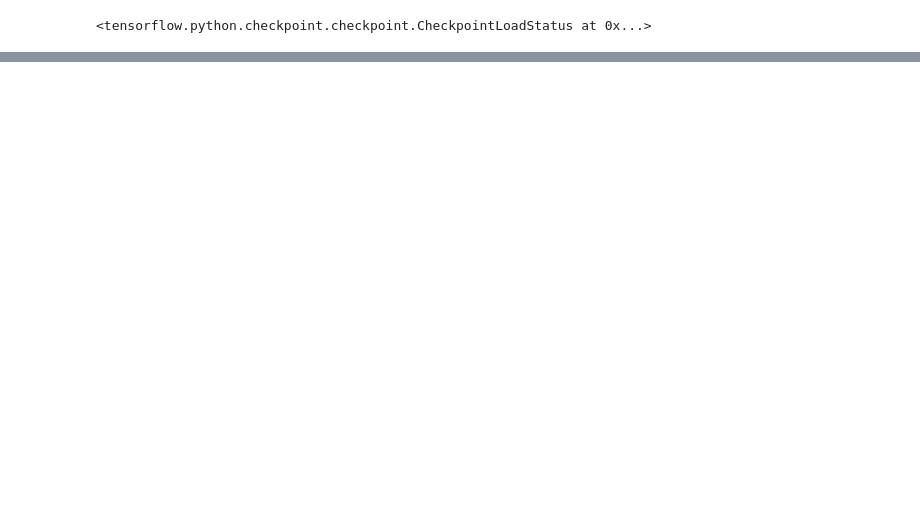
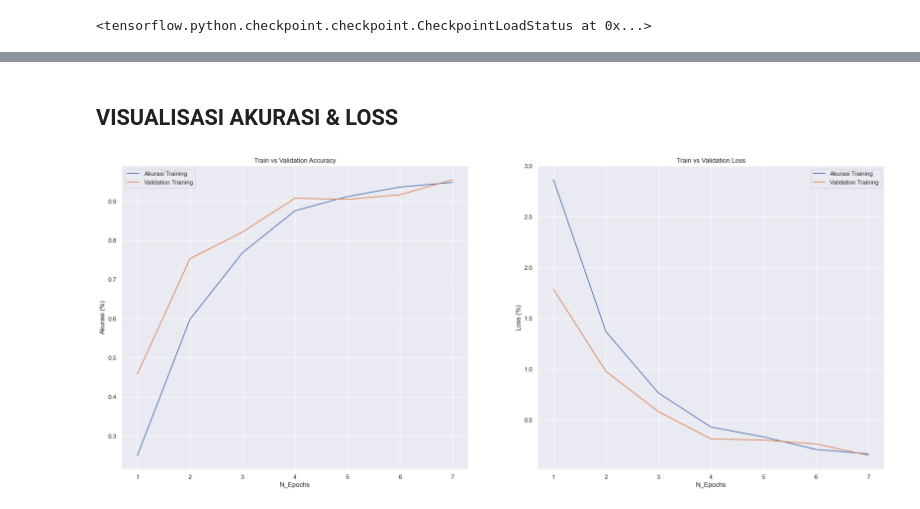
Before and after one commit to YuIYu44/PRAKTIKUM-KB, a Jupyter notebook: PA_KB.ipynb, the cells around one changed output, grey strips where cells are left out. Cells and saved outputs as stored; diff of their text form; code cells hidden in the pictures; blank space fills up the shorter version.

Commit message:
visualisasi loss dan akurasi

```diff
--- a/PA_KB.ipynb
+++ b/PA_KB.ipynb
@@ -184,0 +185,28 @@ Loss validation-Set    : 0.26948174834251404
+# %% [markdown]
+## VISUALISASI AKURASI & LOSS
+# %%
+epochs=[i+1 for i in range(7)]
+sns.set_theme()
+plt.figure(figsize=(25,10))
+
+#subplot akurasi
+plt.subplot(1,2,1)
+sns.lineplot(x=epochs,y=history.history['accuracy'],label='Akurasi Training')
+sns.lineplot(x=epochs,y=history.history['val_accuracy'],label='Validation Training')
+plt.xticks(epochs)
+plt.ylabel('Akurasi (%)')
+plt.xlabel('N_Epochs')
+plt.title('Train vs Validation Accuracy')
+
+#subplot akurasi
+plt.subplot(1,2,2)
+sns.lineplot(x=epochs,y=history.history['loss'],label='Akurasi Training')
+sns.lineplot(x=epochs,y=history.history['val_loss'],label='Validation Training')
+plt.xticks(epochs)
+plt.ylabel('Loss (%)')
+plt.xlabel('N_Epochs')
+plt.title('Train vs Validation Loss')
+
+plt.show()
+# %% [output]
+[figure, added]
```
Also changed, not shown: parts of 6 cells of this notebook, 2 other files.
